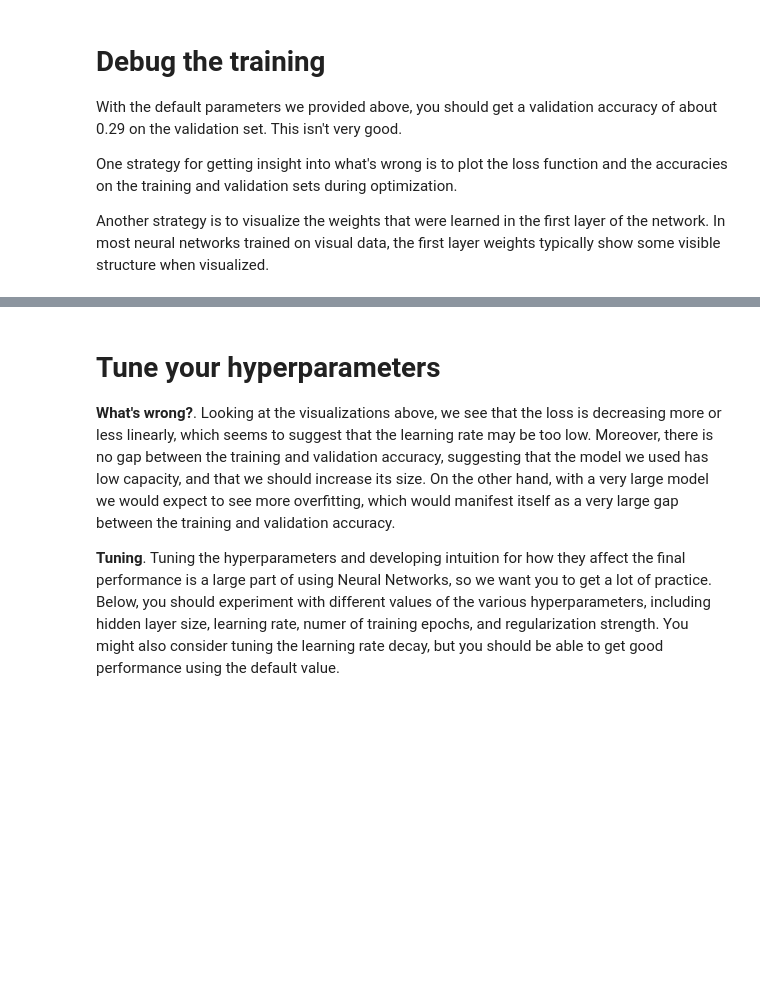
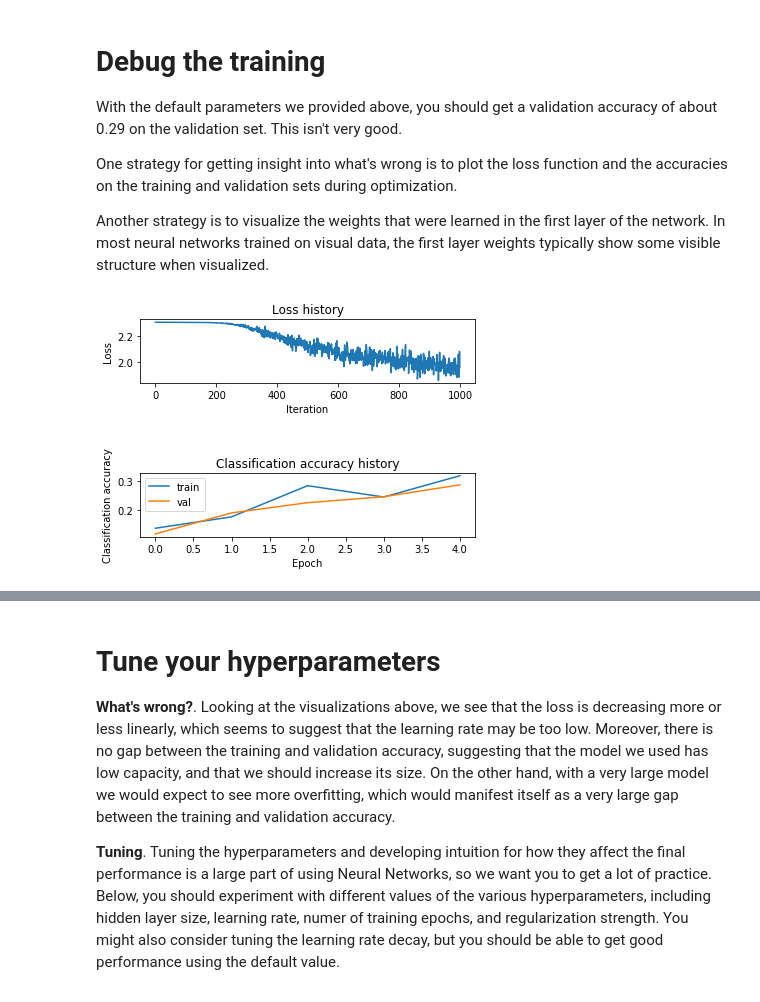
Before and after one commit to cjnani16/classwork, a Jupyter notebook: hw1/assignment1/two_layer_net.ipynb, the cells around one changed output, grey strips where cells are left out. Saved outputs shown, nothing was run; the diff lists cells and outputs as text; code cells hidden in the pictures; blank space fills up the shorter version.

```diff
--- a/hw1/assignment1/two_layer_net.ipynb
+++ b/hw1/assignment1/two_layer_net.ipynb
@@ -219,20 +247,22 @@ One strategy for getting insight into what's wrong is to plot the loss function
 Another strategy is to visualize the weights that were learned in the first layer of the network. In most neural networks trained on visual data, the first layer weights typically show some visible structure when visualized.
 # %%
 # Plot the loss function and train / validation accuracies
-plt.subplot(2, 1, 1)
+plt.subplot(3, 1, 1)
 plt.plot(stats['loss_history'])
 plt.title('Loss history')
 plt.xlabel('Iteration')
 plt.ylabel('Loss')
 
-plt.subplot(2, 1, 2)
+plt.subplot(3, 1, 3)
 plt.plot(stats['train_acc_history'], label='train')
 plt.plot(stats['val_acc_history'], label='val')
 plt.title('Classification accuracy history')
 plt.xlabel('Epoch')
 plt.ylabel('Classification accuracy')
 plt.legend()
 plt.show()
+# %% [output]
+[figure, added]
 # %%
 from cs231n.vis_utils import visualize_grid
 
```
Also changed, not shown: parts of 11 cells of this notebook, 4 other files.
